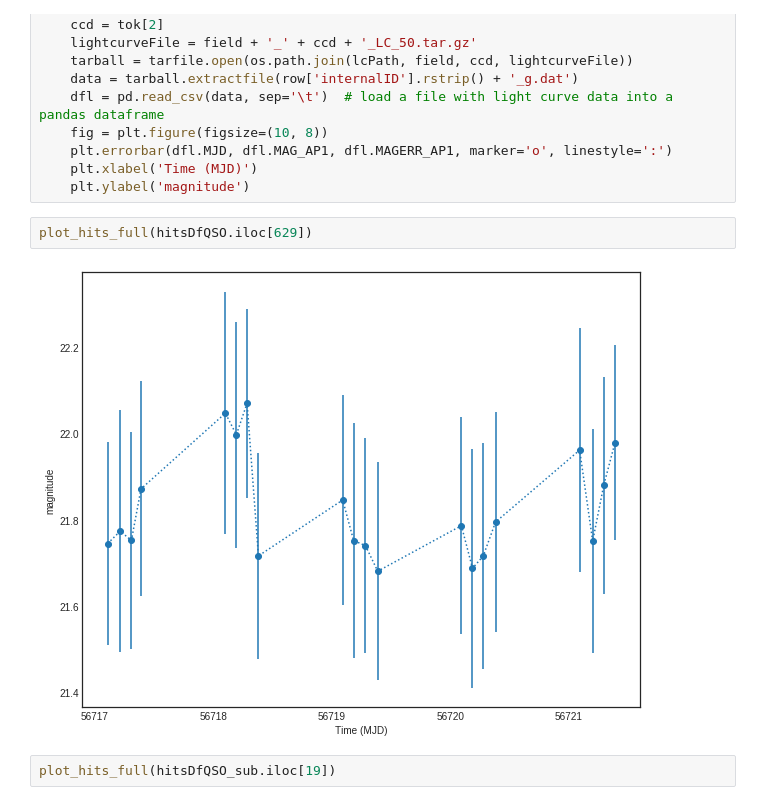
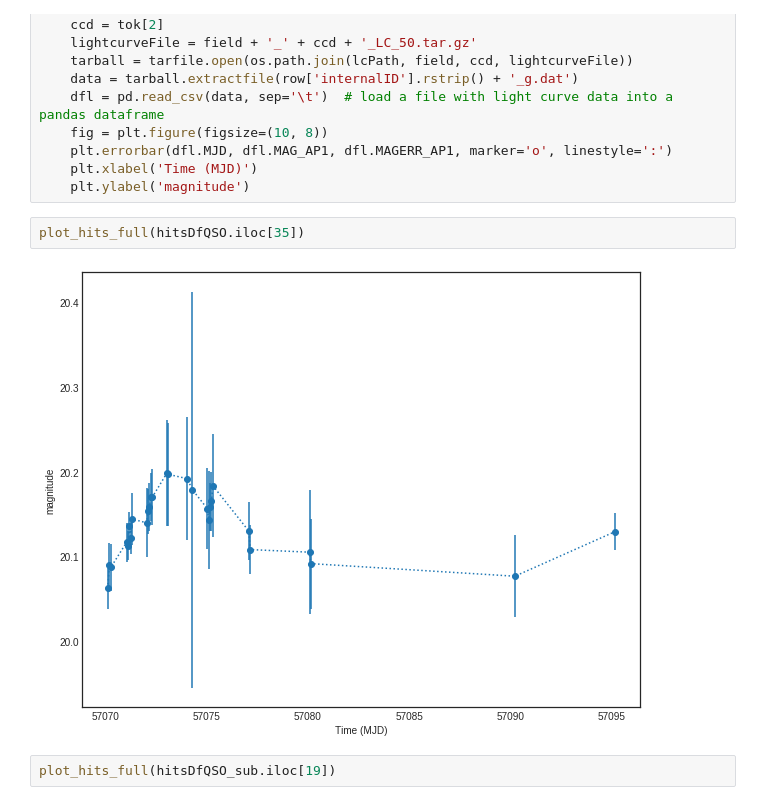
Before and after one commit to mrawls/qso-hitsvar, a Jupyter notebook: ASTR_499_NB2_LightCurves.ipynb, the cells around one changed output. Cells and saved outputs as stored; diff of their text form.

```diff
--- a/ASTR_499_NB2_LightCurves.ipynb
+++ b/ASTR_499_NB2_LightCurves.ipynb
@@ -64,9 +86,9 @@ def plot_hits_full(row, lcPath='/epyc/users/tw94/light_curves_full'):
     plt.xlabel('Time (MJD)')
     plt.ylabel('magnitude')
 # %%
-plot_hits_full(hitsDfQSO.iloc[629])
+plot_hits_full(hitsDfQSO.iloc[35])
 # %% [output]
-[figure, old version]
+[figure, new version]
 # %%
 plot_hits_full(hitsDfQSO_sub.iloc[19])
 # %% [output]
```
Also changed, not shown: parts of 22 cells of this notebook.
